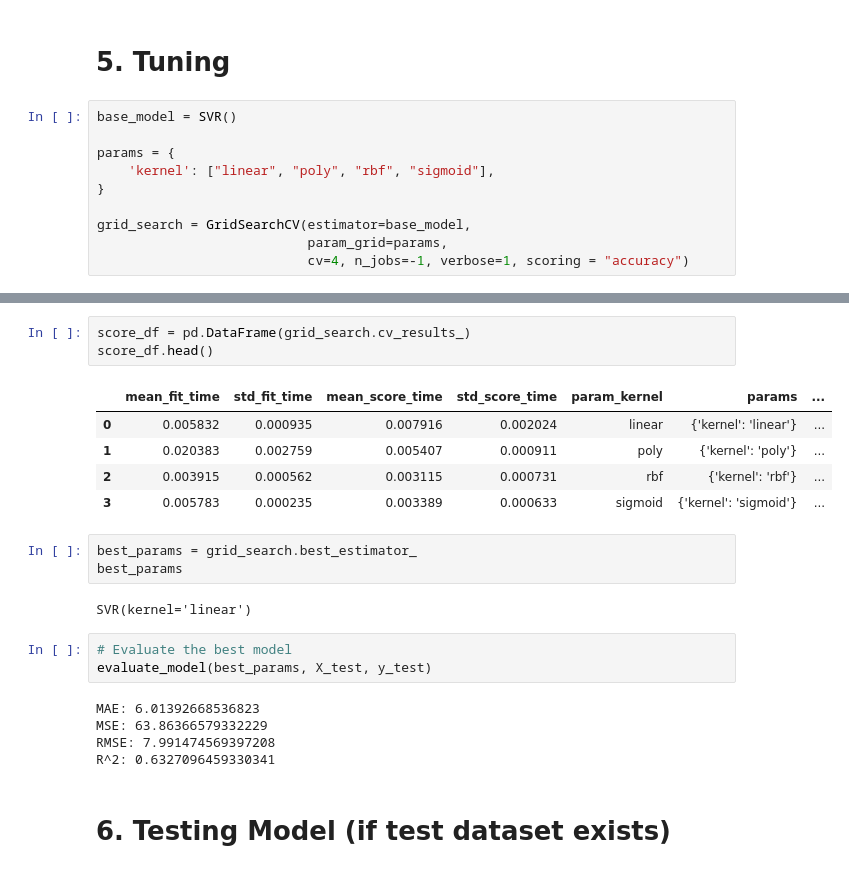
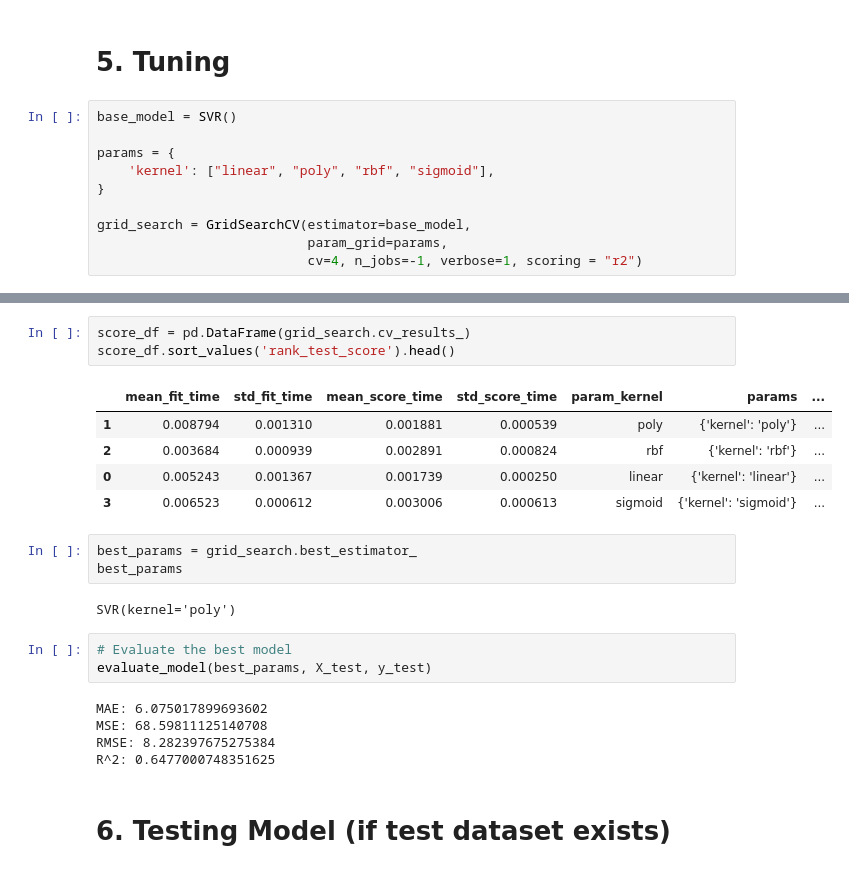
Before and after one commit to dhekmass12/data-science-real-world-cases, a Jupyter notebook: regression/SVR/real_estate/model.ipynb, the cells around one changed output, grey strips where cells are left out. Cells and saved outputs as stored; diff of their text form.

```diff
--- a/regression/SVR/real_estate/model.ipynb
+++ b/regression/SVR/real_estate/model.ipynb
@@ -705,7 +743,7 @@ params = {
 
 grid_search = GridSearchCV(estimator=base_model,
                            param_grid=params,
-                           cv=4, n_jobs=-1, verbose=1, scoring = "accuracy")
+                           cv=4, n_jobs=-1, verbose=1, scoring = "r2")
 # %%
 %%time
 grid_search.fit(X_train, y_train)
@@ -719,24 +757,24 @@ GridSearchCV(cv=4, estimator=SVR(), n_jobs=-1,
 # %%
 score_df = pd.DataFrame(grid_search.cv_results_)
-score_df.head()
+score_df.sort_values('rank_test_score').head()
 # %% [output]
 |  | mean_fit_time | std_fit_time | mean_score_time | std_score_time | param_kernel | params | ... |
-| 0 | 0.005832 | 0.000935 | 0.007916 | 0.002024 | linear | {'kernel': 'linear'} | ... |
-| 1 | 0.020383 | 0.002759 | 0.005407 | 0.000911 | poly | {'kernel': 'poly'} | ... |
-| 2 | 0.003915 | 0.000562 | 0.003115 | 0.000731 | rbf | {'kernel': 'rbf'} | ... |
-| 3 | 0.005783 | 0.000235 | 0.003389 | 0.000633 | sigmoid | {'kernel': 'sigmoid'} | ... |
+| 1 | 0.008794 | 0.001310 | 0.001881 | 0.000539 | poly | {'kernel': 'poly'} | ... |
+| 2 | 0.003684 | 0.000939 | 0.002891 | 0.000824 | rbf | {'kernel': 'rbf'} | ... |
+| 0 | 0.005243 | 0.001367 | 0.001739 | 0.000250 | linear | {'kernel': 'linear'} | ... |
+| 3 | 0.006523 | 0.000612 | 0.003006 | 0.000613 | sigmoid | {'kernel': 'sigmoid'} | ... |
 # %%
 best_params = grid_search.best_estimator_
 best_params
 # %% [output]
-SVR(kernel='linear')
+SVR(kernel='poly')
 # %%
 # Evaluate the best model
 evaluate_model(best_params, X_test, y_test)
 # %% [output]
-MAE: 6.01392668536823
-MSE: 63.86366579332229
-RMSE: 7.991474569397208
-R^2: 0.6327096459330341
+MAE: 6.075017899693602
+MSE: 68.59811125140708
+RMSE: 8.282397675275384
+R^2: 0.6477000748351625
 # %% [markdown]
 # 6. Testing Model (if test dataset exists)
```
Also changed, not shown: parts of 27 cells of this notebook, 5 other files.
